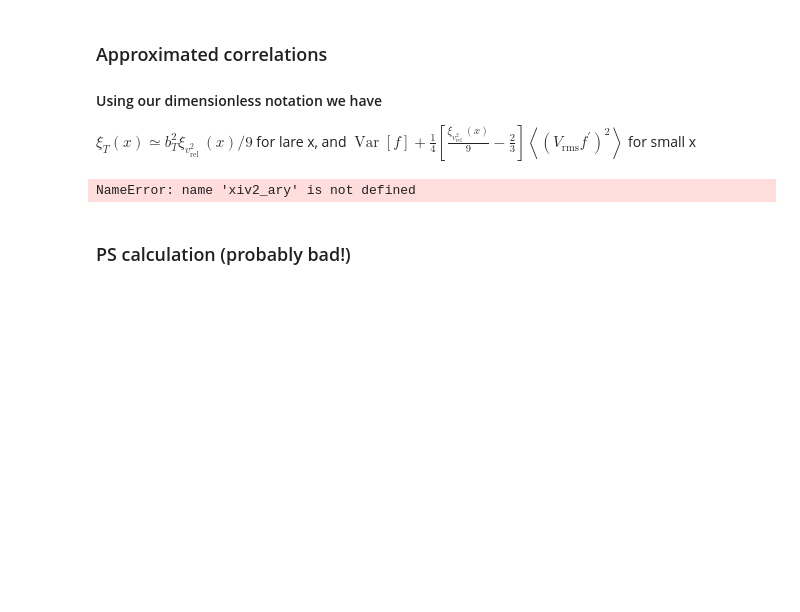
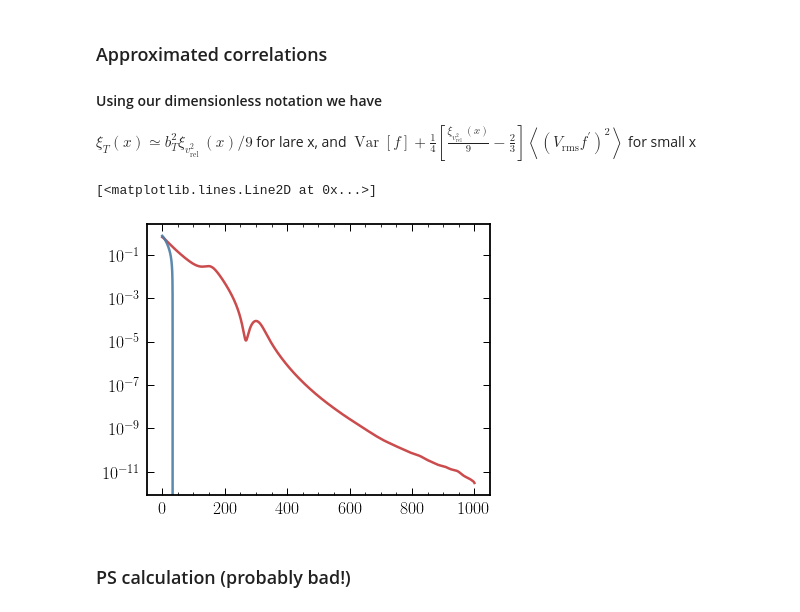
Before and after one commit to hongwanliu/millicharged_DM_with_bath, a Jupyter notebook: notebooks/Fluctuations_Working_Notebook.ipynb, the cells around one changed output. Saved outputs shown, nothing was run; the diff lists cells and outputs as text; code cells hidden in the pictures; blank space fills up the shorter version.

```diff
--- a/notebooks/Fluctuations_Working_Notebook.ipynb
+++ b/notebooks/Fluctuations_Working_Notebook.ipynb
@@ -355,7 +355,7 @@ meanT, varT = fluc.mean_f(T21int, Vlis), fluc.var_f(T21int, Vlis)
 b2T = fluc.bias_f(T21int,Vlis)**2 * meanT**2
 
 
-dT2=fluc.var_f(int1d(Vlis[:-1], (np.diff(T21lis)/np.diff(Vlis))**2), Vlis[:-1])*29**2
+dT2=fluc.mean_f(int1d(Vlis[1:], (np.diff(T21lis)/np.diff(Vlis))**2), Vlis[1:])*29**2
 
 print(meanT, varT, b2T, dT2)
 # %% [output]
@@ -364,7 +364,7 @@ print(meanT, varT, b2T, dT2)
 %autoreload
 T21_fluc = fluctuations.Fluctuations(17, Vlis, T21lis)
 
-meanT, varT, b2T, dT2 = T21_fluc.mean, T21_fluc.var, T21_fluc.b**2 * T21_fluc.mean**2, dT2 * 29**2
+meanT, varT, b2T = T21_fluc.mean, T21_fluc.var, T21_fluc.b**2 * T21_fluc.mean**2
 # %%
 %autoreload 2
 import twenty_one
@@ -407,18 +407,21 @@ print(b2T)
 $\xi_T(x)\simeq b_T^2\xi_{v_{\text {rel }}^{2}}(x)/9$ for lare x, and
 $\operatorname{Var}[f]+\frac{1}{4}\left[\frac{\xi_{v_{\text {rel }}^{2}}(x)}{9}-\frac{2}{3}\right] \left\langle \left(V_{\mathrm{rms}}f^{\prime}\right)^{2}\right\rangle$ for small x
 # %%
+xiv2_ary = 2*(cpar_ary**2+2*cperp_ary**2)
+
 xiTlarge=xiv2_ary/9
 xiTsmall=varT/b2T+(dT2/(4*b2T))*(xiv2_ary/9-2/3)
 xiTtot=np.maximum(xiTlarge,xiTsmall)
 
 # plt.xlim(0,30)
 # plt.ylim(0.1,3)
 plt.semilogy(x_ary,xiTlarge)
 plt.semilogy(x_ary,xiTsmall)
 
-plt.axis([0, 1, 0.1, 10])
+# plt.axis([0, 1, 0.1, 10])
 # %% [output]
-NameError: name 'xiv2_ary' is not defined
+[<matplotlib.lines.Line2D at 0x...>]
+[figure, added]
 # %% [markdown]
 ### PS calculation (probably bad!)
 # %%
```
Also changed, not shown: parts of 14 cells of this notebook, 2 other files.
